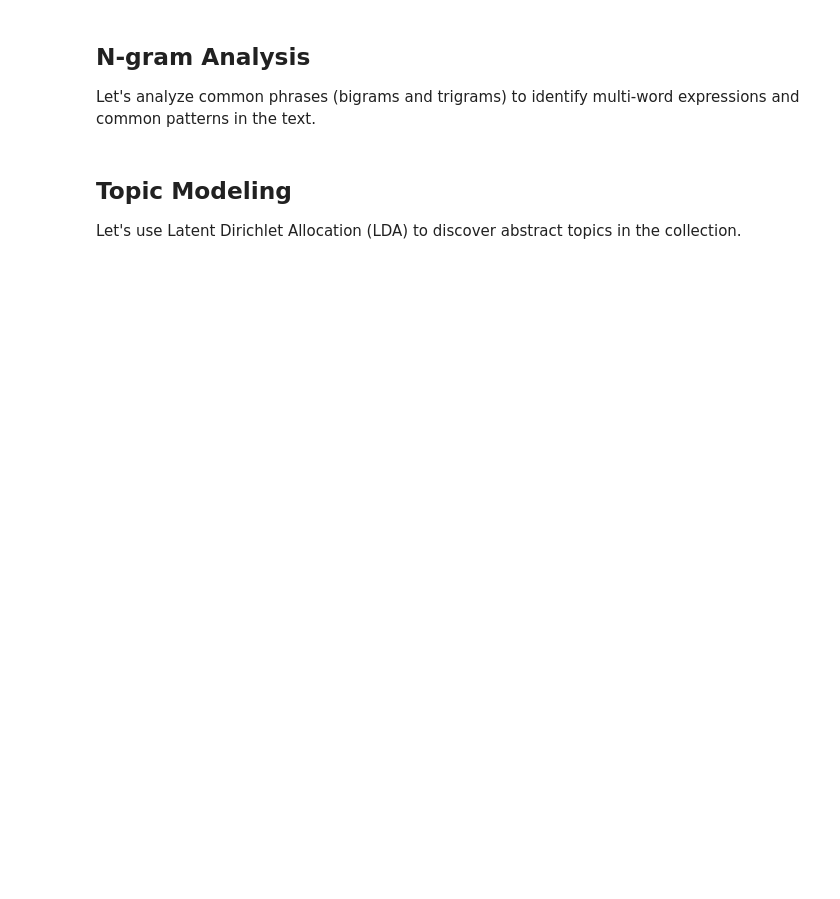
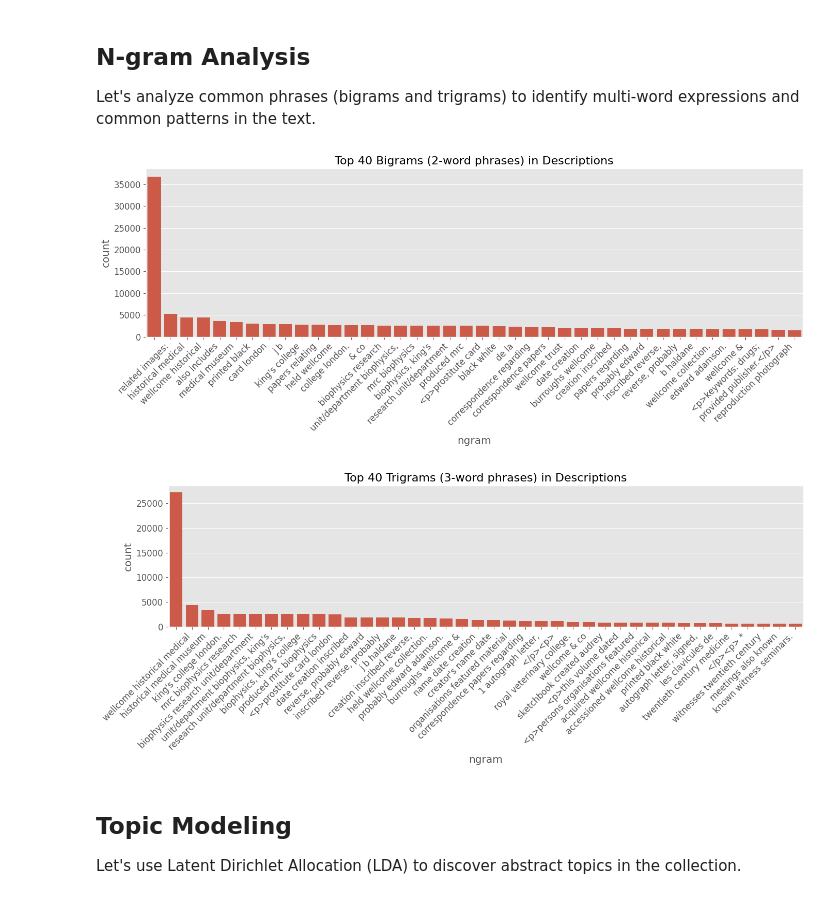
Before and after one commit to wellcomecollection/wc_simd, a Jupyter notebook: notebooks/works_text.ipynb, the cells around one changed output. Saved outputs shown, nothing was run; the diff lists cells and outputs as text; code cells hidden in the pictures; blank space fills up the shorter version.

```diff
--- a/notebooks/works_text.ipynb
+++ b/notebooks/works_text.ipynb
@@ -516,37 +582,40 @@ trigram = NGram(n=3, inputCol="filtered_words", outputCol="trigrams")
 ngram_df = trigram.transform(bigram_df)
 
 # Function to get top n-grams
-def get_top_ngrams(df, ngram_col, n=20):
+def get_top_ngrams(df, ngram_col, n=40):
     # Explode the n-grams to get individual entries
     exploded_df = df.select(explode(col(ngram_col)).alias("ngram"))
 
     # Count the occurrences of each n-gram
     ngram_counts = exploded_df.groupBy("ngram").count().orderBy(col("count").desc())
 
     # Get top n n-grams
     return ngram_counts.limit(n).toPandas()
 
 # Get top bigrams
 top_bigrams = get_top_ngrams(ngram_df, "bigrams")
 
 # Get top trigrams
 top_trigrams = get_top_ngrams(ngram_df, "trigrams")
 
 # Plot top bigrams
 plt.figure(figsize=(14, 6))
 sns.barplot(x="ngram", y="count", data=top_bigrams)
-plt.title('Top 20 Bigrams (2-word phrases) in Descriptions', fontsize=16)
+plt.title('Top 40 Bigrams (2-word phrases) in Descriptions', fontsize=16)
 plt.xticks(rotation=45, ha='right')
 plt.tight_layout()
 plt.show()
 
 # Plot top trigrams
 plt.figure(figsize=(14, 6))
 sns.barplot(x="ngram", y="count", data=top_trigrams)
-plt.title('Top 20 Trigrams (3-word phrases) in Descriptions', fontsize=16)
+plt.title('Top 40 Trigrams (3-word phrases) in Descriptions', fontsize=16)
 plt.xticks(rotation=45, ha='right')
 plt.tight_layout()
 plt.show()
+# %% [output]
+[figure, added]
+[figure, added]
 # %% [markdown]
 ## Topic Modeling
 
```
Also changed, not shown: parts of 16 cells of this notebook, 2 other files.
